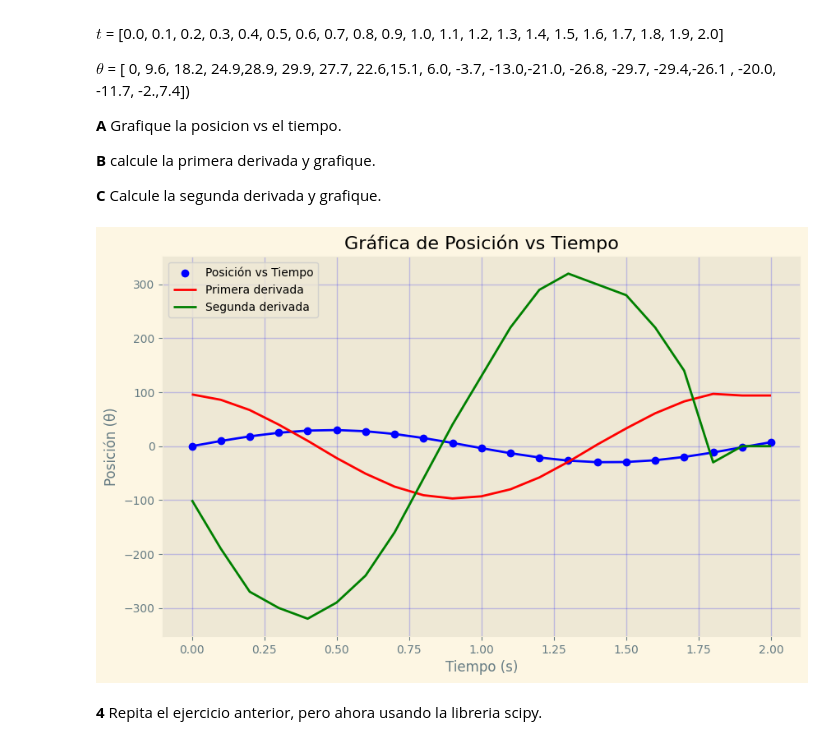
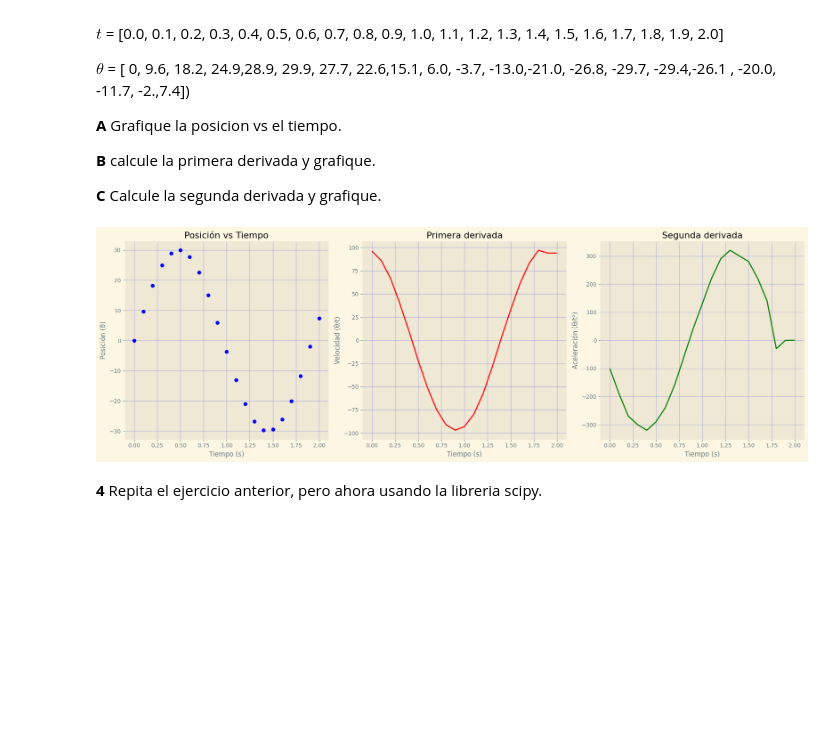
Before and after one commit to estivengrx/computational_methods_physics_astronomy, a Jupyter notebook: Workshops/Taller_04_EstivenCastrillon.ipynb, the cells around one changed output. Cells and saved outputs as stored; diff of their text form; code cells hidden in the pictures; blank space fills up the shorter version.

```diff
--- a/Workshops/Taller_04_EstivenCastrillon.ipynb
+++ b/Workshops/Taller_04_EstivenCastrillon.ipynb
@@ -138,36 +240,51 @@ $θ$ = [  0,   9.6,  18.2,  24.9,28.9,  29.9,  27.7,  22.6,15.1,   6.0,  -3.7, -
 **C** Calcule la segunda derivada y grafique.
 # %%
 # Definición de las variables t y θ
-t = [0.0, 0.1, 0.2, 0.3, 0.4, 0.5, 0.6, 0.7, 0.8, 0.9, 1.0, 1.1, 1.2, 1.3, 1.4, 1.5, 1.6, 1.7, 1.8, 1.9, 2.0]
-θ = [0, 9.6, 18.2, 24.9, 28.9, 29.9, 27.7, 22.6, 15.1, 6.0, -3.7, -13.0, -21.0, -26.8, -29.7, -29.4, -26.1, -20.0, -11.7, -2.0, 7.4]
+t = np.array([0.0, 0.1, 0.2, 0.3, 0.4, 0.5, 0.6, 0.7, 0.8, 0.9, 1.0, 1.1, 1.2, 1.3, 1.4, 1.5, 1.6, 1.7, 1.8, 1.9, 2.0])
+θ = np.array([0, 9.6, 18.2, 24.9, 28.9, 29.9, 27.7, 22.6, 15.1, 6.0, -3.7, -13.0, -21.0, -26.8, -29.7, -29.4, -26.1, -20.0, -11.7, -2.0, 7.4])
 
 # Derivada discreta
 def derivada(x, y):
     dy = []
     for i in range(1, len(x)):
         d = (y[i] - y[i-1]) / (x[i] - x[i-1])
         dy.append(d)
     dy.insert(-1, dy[-1])
     return dy
 
 # Calculando priera derivada
 primera_derivada = derivada(t, θ)
 
 # Segunda derivada
 segunda_derivada = derivada(t, primera_derivada)
 
-plt.figure(figsize=(10,6))
-plt.scatter(t, θ, label='Posición vs Tiempo', color='blue')
-plt.plot(t, θ, color='blue')
-plt.plot(t, primera_derivada, label='Primera derivada', color='red')
-plt.plot(t, segunda_derivada, label='Segunda derivada', color='green')
-plt.title('Gráfica de Posición vs Tiempo')
-plt.xlabel('Tiempo (s)')
-plt.ylabel('Posición (θ)')
-plt.grid(True, alpha=0.2, color='b')
-plt.legend()
+# Crear subplots
+fig, axs = plt.subplots(1, 3, figsize=(18, 6))
+
+# Posición vs tiempo
+axs[0].scatter(t, θ, color='blue')
+axs[0].set_title('Posición vs Tiempo')
+axs[0].set_xlabel('Tiempo (s)')
+axs[0].set_ylabel('Posición (θ)')
+axs[0].grid(True, alpha=0.2, color='b')
+
+# Primera derivada
+axs[1].plot(t, primera_derivada, color='red')
+axs[1].set_title('Primera derivada')
+axs[1].set_xlabel('Tiempo (s)')
+axs[1].set_ylabel('Velocidad (θ/t)')
+axs[1].grid(True, alpha=0.2, color='b')
+
+# Segunda derivada
+axs[2].plot(t, segunda_derivada, color='green')
+axs[2].set_title('Segunda derivada')
+axs[2].set_xlabel('Tiempo (s)')
+axs[2].set_ylabel('Aceleración (θ/t²)')
+axs[2].grid(True, alpha=0.2, color='b')
+
+plt.tight_layout()
 plt.show()
 # %% [output]
-[figure, old version]
+[figure, new version]
 # %% [markdown]
 **4** Repita el ejercicio anterior, pero ahora usando la libreria scipy.
```
Also changed, not shown: parts of 9 cells of this notebook.
